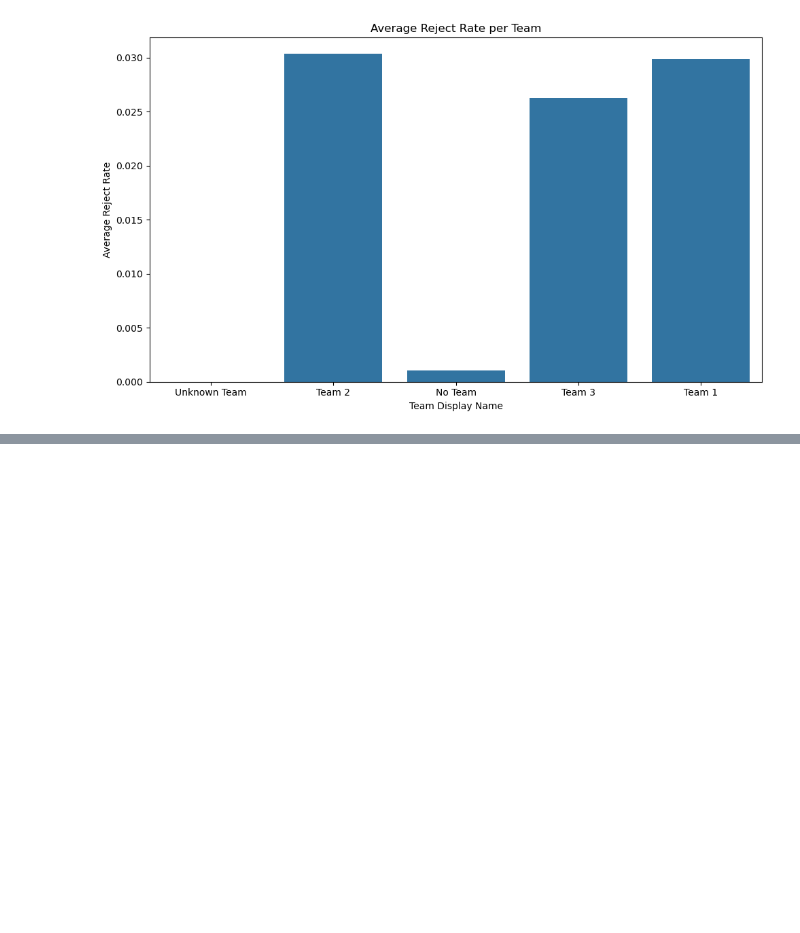
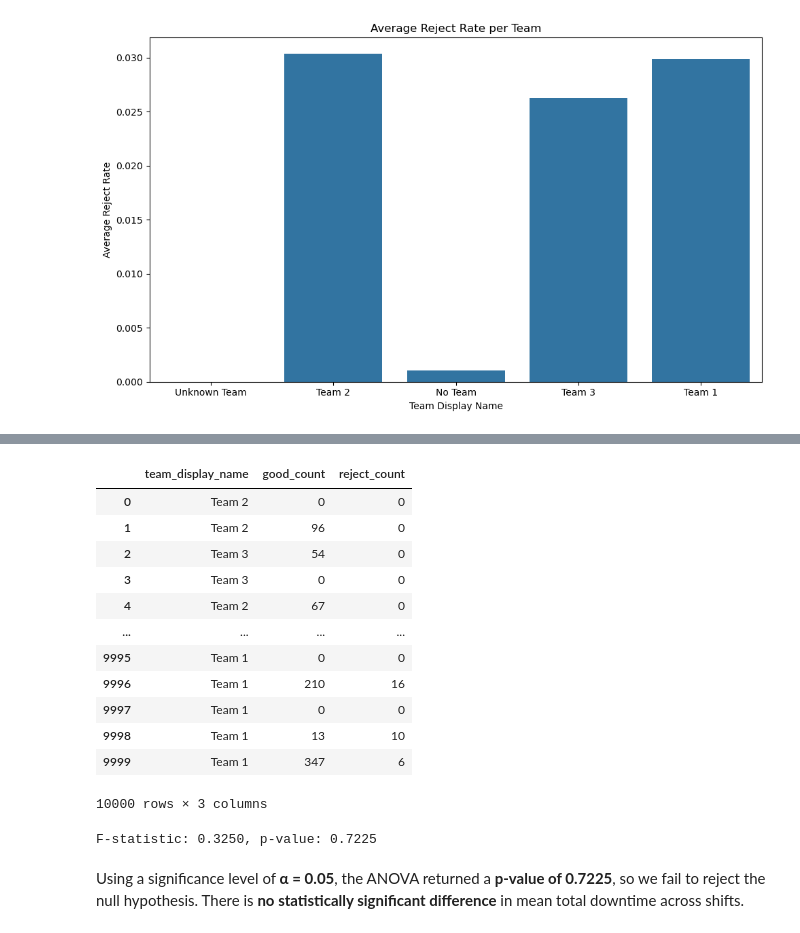
Before and after one commit to carrieyxia/BeerBo_Printing, a Jupyter notebook: manufacturing_analytics.ipynb, the cells around one changed output, grey strips where cells are left out. Drawn from its saved outputs; the diff is of its cells as text; code cells hidden in the pictures; blank space fills up the shorter version.

```diff
--- a/manufacturing_analytics.ipynb
+++ b/manufacturing_analytics.ipynb
@@ -816,0 +940,25 @@ Moving forward, **establishing benchmarks and implementing real-time monitoring*
+# %%
+query = """
+    SELECT
+        pm."team_display_name",
+        pm."good_count",
+        pm."reject_count"
+    FROM public."ProductionMetric" pm
+"""
+
+df_team_reject = pd.read_sql(query, con=engine)
+df_team_reject
+# %% [output]
+|  | team_display_name | good_count | reject_count |
+| 0 | Team 2 | 0 | 0 |
+| 1 | Team 2 | 96 | 0 |
+| 2 | Team 3 | 54 | 0 |
+| 3 | Team 3 | 0 | 0 |
+| 4 | Team 2 | 67 | 0 |
+| ... | ... | ... | ... |
+| 9995 | Team 1 | 0 | 0 |
+| 9996 | Team 1 | 210 | 16 |
+| 9997 | Team 1 | 0 | 0 |
+| 9998 | Team 1 | 13 | 10 |
+| 9999 | Team 1 | 347 | 6 |
+10000 rows × 3 columns
@@ -816,0 +974,14 @@ Moving forward, **establishing benchmarks and implementing real-time monitoring*
+# %%
+# Drop rows with missing reject_rate values before running ANOVA
+df_team_reject = df_team_reject.dropna(subset=['reject_rate'])
+
+team1 = df_team_reject[df_team_reject['team_display_name'] == 'Team 1']['reject_rate']
+team2 = df_team_reject[df_team_reject['team_display_name'] == 'Team 2']['reject_rate']
+team3 = df_team_reject[df_team_reject['team_display_name'] == 'Team 3']['reject_rate']
+
+f_stat, p_val = f_oneway(team1, team2, team3)
+print(f"F-statistic: {f_stat:.4f}, p-value: {p_val:.4f}")
+# %% [output]
+F-statistic: 0.3250, p-value: 0.7225
+# %% [markdown]
+Using a significance level of **α = 0.05**, the ANOVA returned a **p-value of 0.7225**, so we fail to reject the null hypothesis. There is **no statistically significant difference** in mean total downtime across shifts.
```
Also changed, not shown: parts of 19 cells of this notebook.
